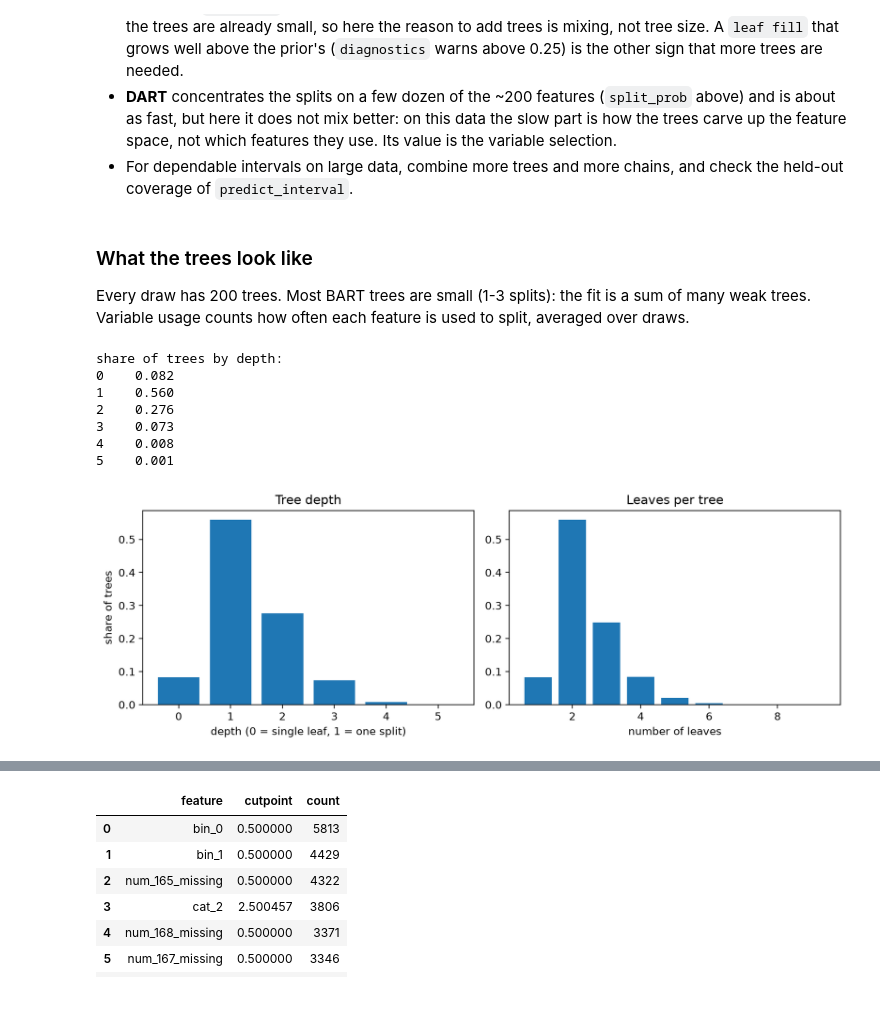
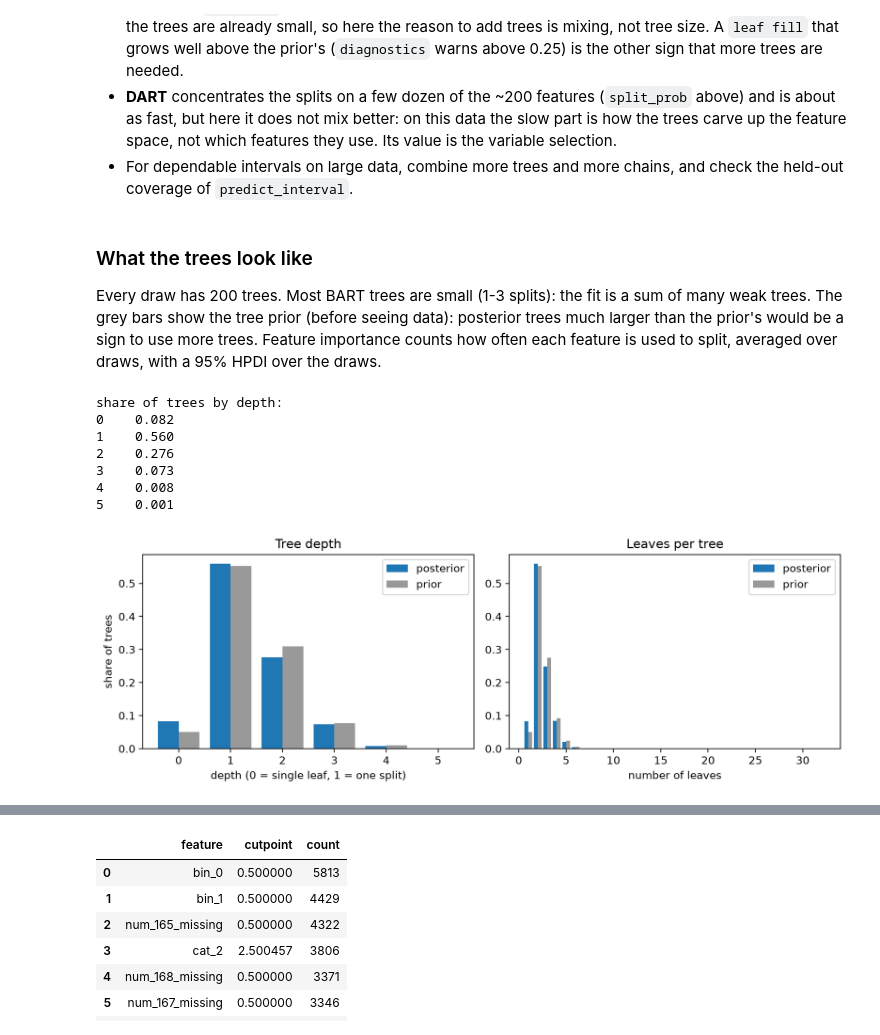
Before and after one commit to yingboli/tree_ensembles, a Jupyter notebook: notebooks/bart_demo.ipynb, the cells around one changed output, grey strips where cells are left out. Cells and saved outputs as stored; diff of their text form; code cells hidden in the pictures; blank space fills up the shorter version.

```diff
--- a/notebooks/bart_demo.ipynb
+++ b/notebooks/bart_demo.ipynb
@@ -439,19 +444,21 @@ passes), and accuracy is the same for all (test RMSE about 0.48):
 ### What the trees look like
 
 Every draw has 200 trees. Most BART trees are small (1-3 splits): the fit is a sum of many weak
-trees. Variable usage counts how often each feature is used to split, averaged over draws.
+trees. The grey bars show the tree prior (before seeing data): posterior trees much larger than
+the prior's would be a sign to use more trees. Feature importance counts how often each feature is used to split, averaged over draws,
+with a 95% HPDI over the draws.
 # %%
 forest = reg.forest_summary()
 print("share of trees by depth:")
 print(forest.depth_distribution().round(3).to_string())
-plot_tree_sizes(forest);
+plot_tree_sizes(forest, show_prior=True);
 # %% [output]
 share of trees by depth:
 0    0.082
 1    0.560
 2    0.276
 3    0.073
 4    0.008
 5    0.001
-[figure, old version]
+[figure, new version]
 # %%
```
Also changed, not shown: parts of 7 cells of this notebook, 6 other files.
